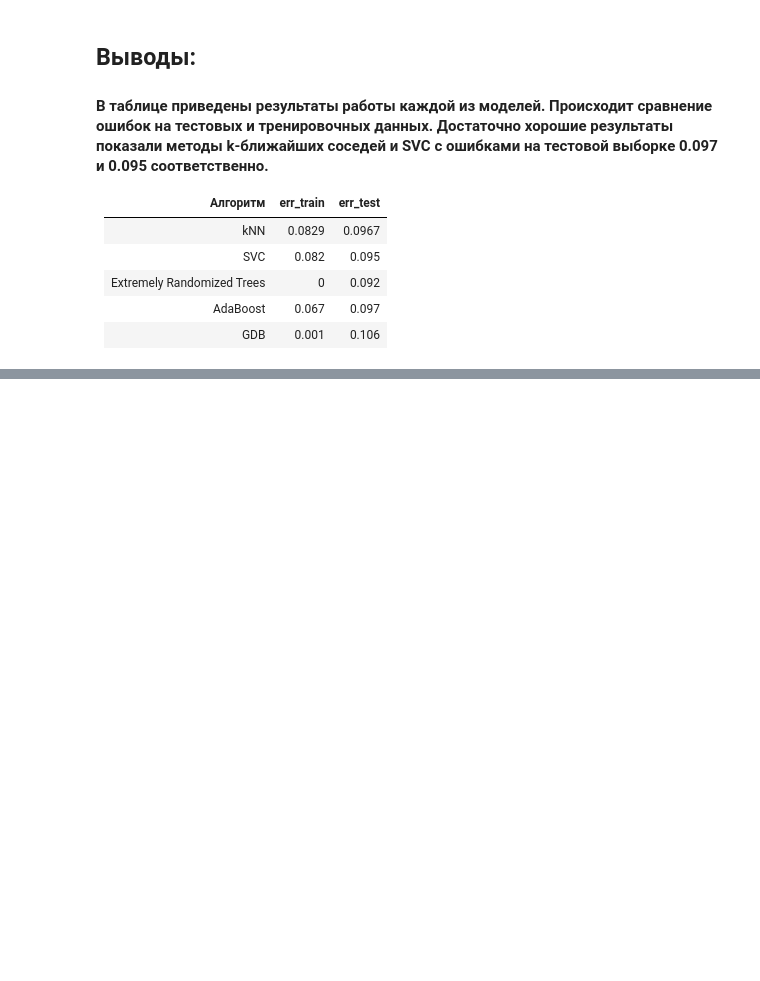
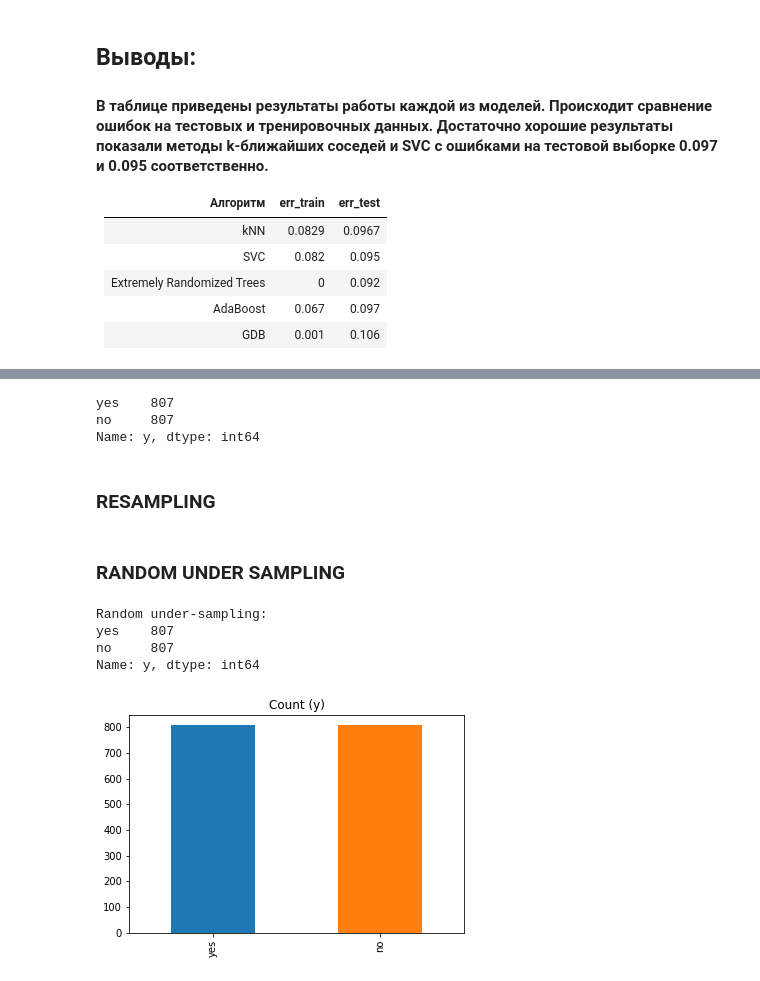
Before and after one commit to KhAngelina/ML, a Jupyter notebook: Task1/tutorial_deposite_prediction.ipynb, the cells around one changed output, grey strips where cells are left out. Saved outputs shown, nothing was run; the diff lists cells and outputs as text; code cells hidden in the pictures; blank space fills up the shorter version.

```diff
--- a/Task1/tutorial_deposite_prediction.ipynb
+++ b/Task1/tutorial_deposite_prediction.ipynb
@@ -893,0 +931,32 @@ print(confusion_matrix(y_test, y_test_predict))
+# %%
+bData = g['y']
+bData.value_counts()
+# %% [output]
+yes    807
+no     807
+Name: y, dtype: int64
+# %% [markdown]
+### RESAMPLING
+# %%
+# Class count 0-no, 1-yes
+count_class_0, count_class_1 = data['y'].value_counts()
+
+# Divide by class
+df_class_0 = data[data['y'] == 'no']
+df_class_1 = data[data['y'] == 'yes']
+# %% [markdown]
+### RANDOM UNDER SAMPLING
+# %%
+df_class_0_under = df_class_0.sample(count_class_1)
+df_test_under = pd.concat([df_class_0_under, df_class_1], axis=0)
+
+print('Random under-sampling:')
+print(df_test_under.y.value_counts())
+
+df_test_under.y.value_counts().plot(kind='bar', title='Count (y)');
+# %% [output]
+Random under-sampling:
+yes    807
+no     807
+Name: y, dtype: int64
+[figure, added]
```
Also changed, not shown: parts of 57 cells of this notebook.
